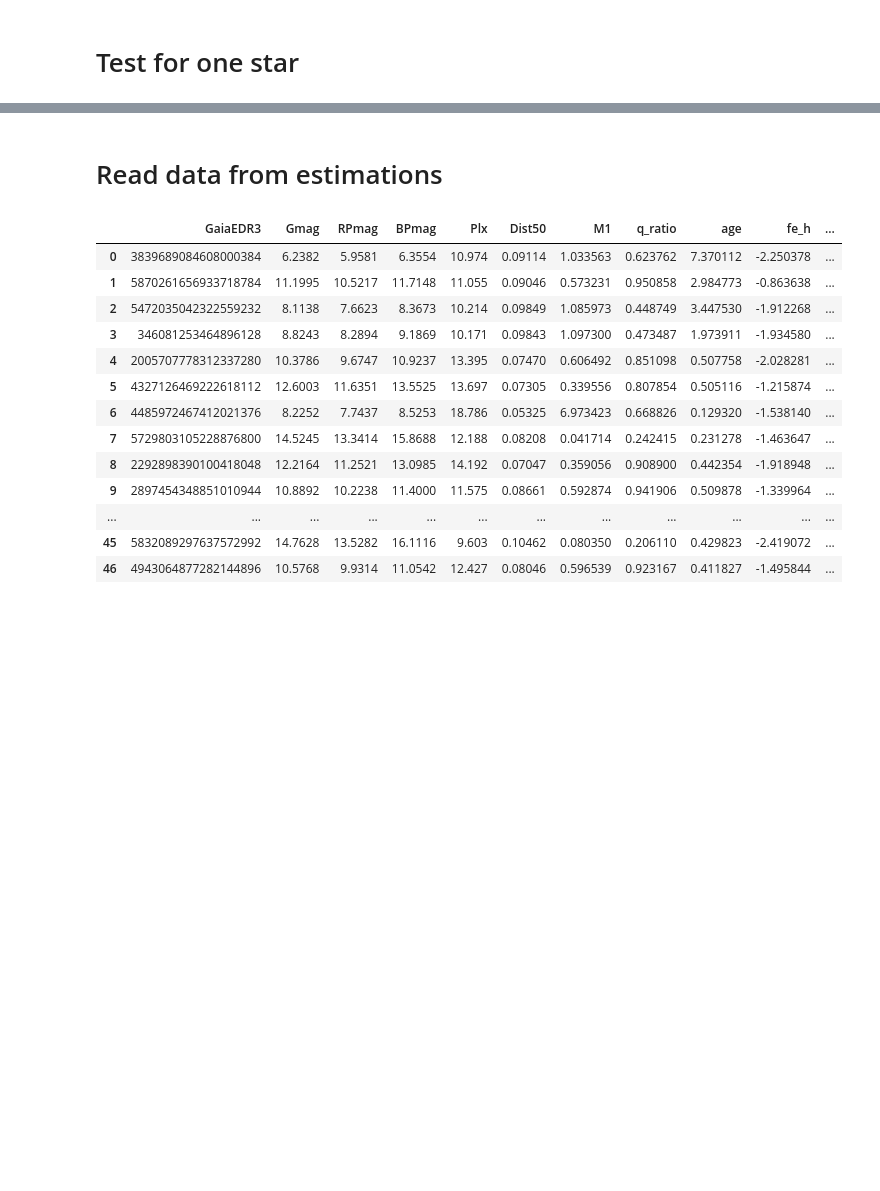
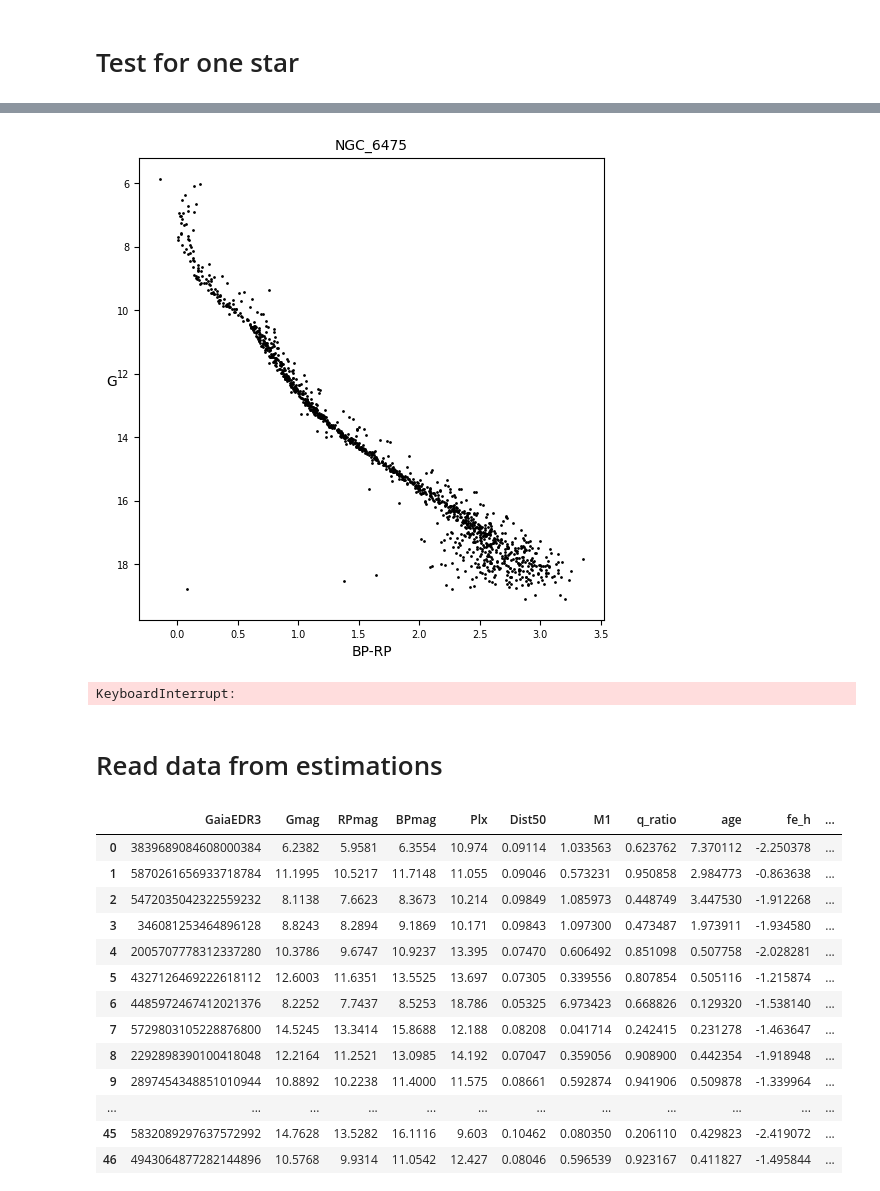
Before and after one commit to stevenalfonso/SBIforBinaryStars, a Jupyter notebook: sbi_for_binaries.ipynb, the cells around one changed output, grey strips where cells are left out. Drawn from its saved outputs; the diff is of its cells as text; code cells hidden in the pictures; blank space fills up the shorter version.

```diff
--- a/sbi_for_binaries.ipynb
+++ b/sbi_for_binaries.ipynb
@@ -418,0 +422,7 @@ ax.invert_yaxis()
+# %%
+cluster = 'NGC_6475'
+remove_stars = pd.read_csv('./data/SGs_and_RGBs_clusters_sourceid.csv')
+list_remove_stars = remove_stars['source_id'][(remove_stars['cluster'] == cluster)].to_list()
+df = pd.read_csv('/Users/steven/Documents/members_sample/members_sample1/{}.csv'.format(cluster))
+df = df[~df['source_id'].isin(list_remove_stars)]
+df
@@ -419,3 +443,27 @@ ax.invert_yaxis()
+# %%
+fig, ax = plt.subplots(figsize=(6,6))
+
+ax.set_title(cluster, fontsize=10)
+ax.scatter(df['phot_bp_mean_mag'] - df['phot_rp_mean_mag'], df['phot_g_mean_mag'], s=1, marker='o', c='k')
+ax.invert_yaxis()
+ax.set_xlabel('BP-RP')
+ax.set_ylabel('G', rotation=0)
+ax.tick_params(axis='both', which='major', labelsize=7)
+# %% [output]
+[figure, added]
+# %%
+L = 4 # number of parameters
+num_injections = len(df)
+parameters = np.empty((num_injections, num_samples, L))
+# b_mag, r_mag, g_mag
+
+for i in tqdm(range(len(df))):
+    observation_per_star = df[['phot_bp_mean_mag','phot_rp_mean_mag','phot_g_mean_mag']].to_numpy()
+    observation_per_star = torch.from_numpy(observation_per_star)
+    parameters[i] = posterior.sample((num_samples,), x=observation_per_star, show_progress_bars=True)
+    break
+# %% [output]
+KeyboardInterrupt:
 # %% [markdown]
 # Read data from estimations
 # %%
```
Also changed, not shown: parts of 20 cells of this notebook, 23 other files.
